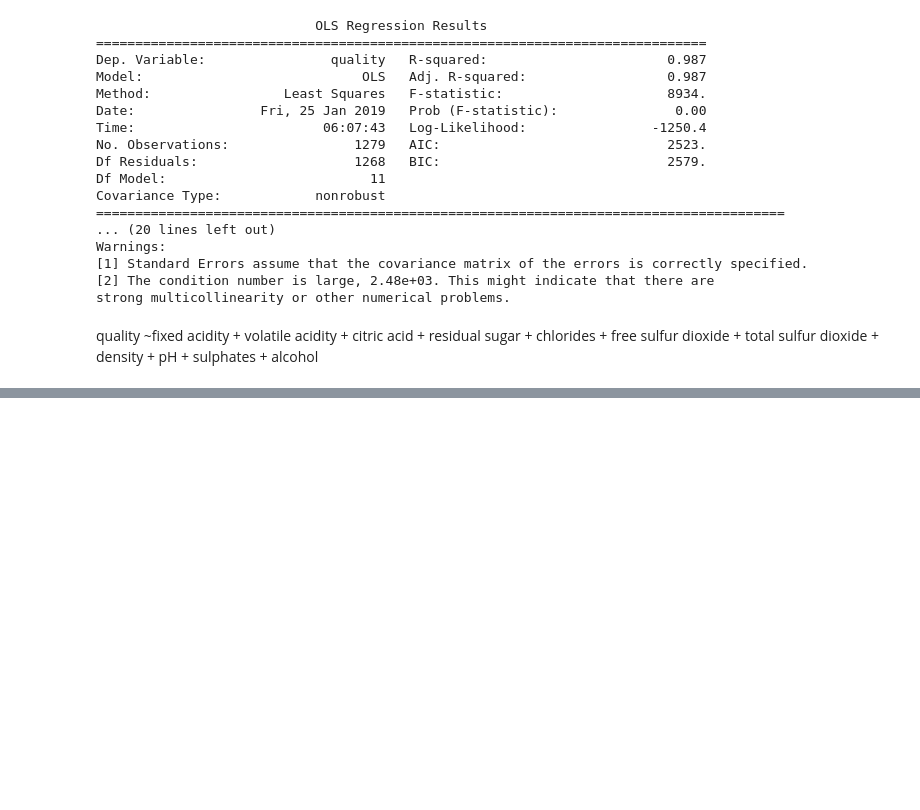
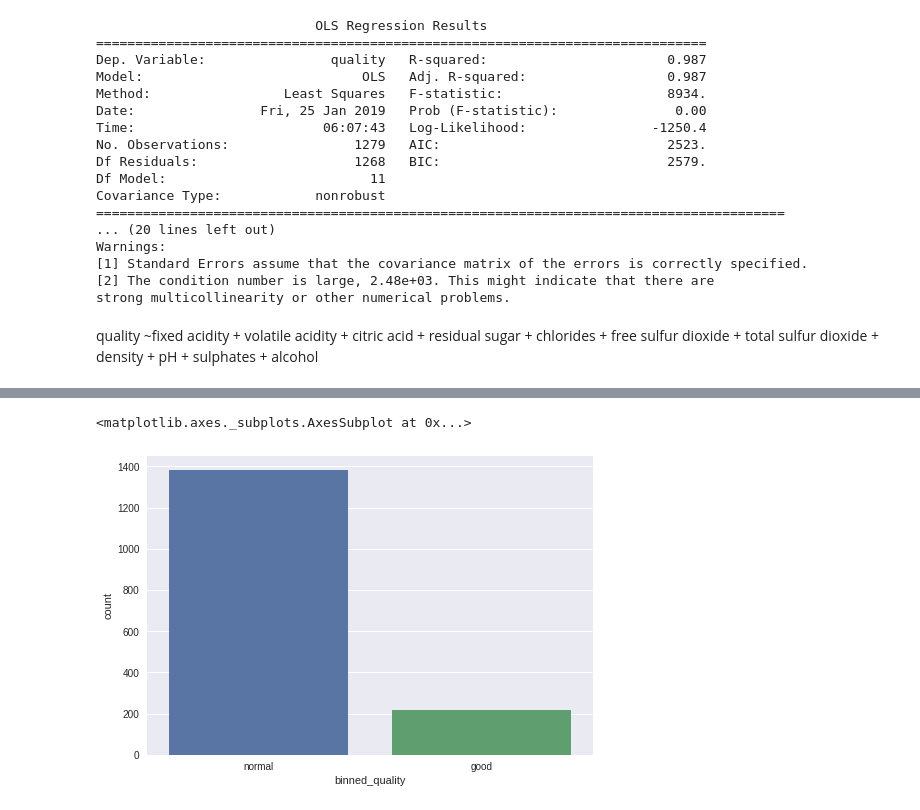
Before and after one commit to xinyanLyu/machine-learning, a Jupyter notebook: HW3_wine.ipynb, the cells around one changed output, grey strips where cells are left out. Cells and saved outputs as stored; diff of their text form; code cells hidden in the pictures; blank space fills up the shorter version.

```diff
--- a/HW3_wine.ipynb
+++ b/HW3_wine.ipynb
@@ -252,0 +245,8 @@ newwine.head()
+# %%
+# Bin "quality" variable into 2 levels: normal and good
+
+bins = [0,6,9]
+labels = ["normal","good"]
+wine['binned_quality'] = pd.cut(wine['quality'], bins=bins, labels=labels)
+wine.head()
+wine.drop('quality',axis =1, inplace = True)
@@ -252,0 +262,5 @@ newwine.head()
+# %%
+sns.countplot(wine['binned_quality'])
+# %% [output]
+<matplotlib.axes._subplots.AxesSubplot at 0x...>
+[figure, added]
```
Also changed, not shown: parts of 10 cells of this notebook.
